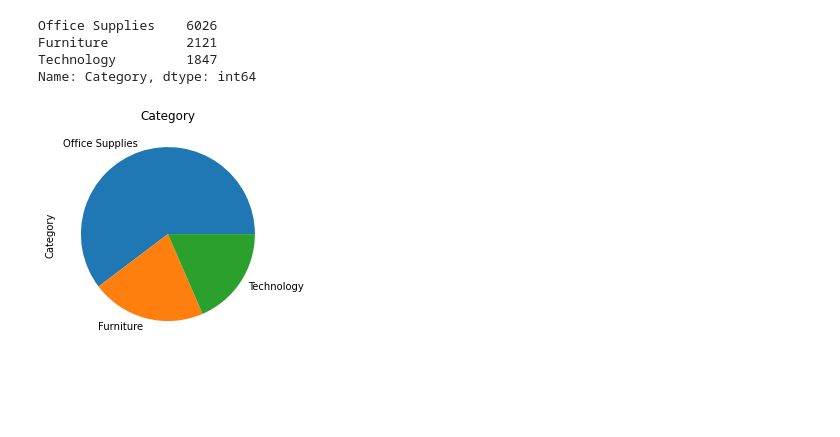
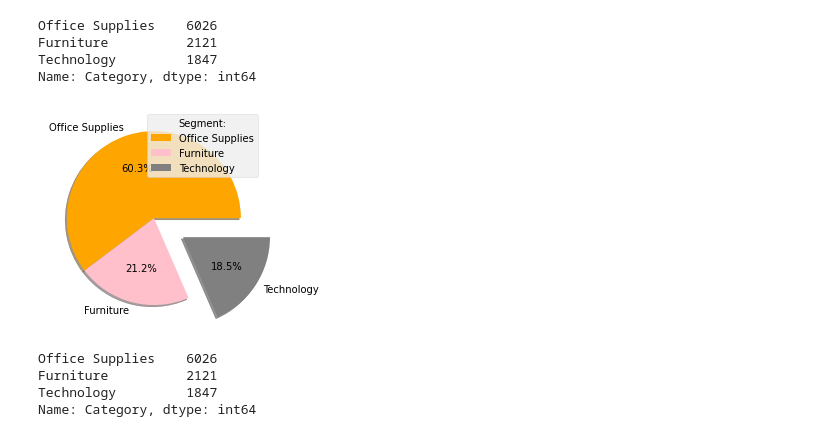
Before and after one commit to arroyoabhi/PythonTraining, a Jupyter notebook: Final_Task(Shreya).ipynb, the cells around one changed output. Drawn from its saved outputs; the diff is of its cells as text; code cells hidden in the pictures; blank space fills up the shorter version.

```diff
--- a/Final_Task(Shreya).ipynb
+++ b/Final_Task(Shreya).ipynb
@@ -226,7 +244,22 @@ Office Supplies    6026
 Furniture          2121
 Technology         1847
 Name: Category, dtype: int64
+# %%
+#data['Category'].value_counts().plot(kind='pie',title='Category');
+import matplotlib.pyplot as plt
+myexplode = [0, 0, 0.4]
+mycolors = ["Orange", "#FFC0CB","Gray"]
+mylabels = ["Office Supplies", "Furniture", "Technology"]
+
+plt.pie(data['Category'].value_counts(),labels=mylabels,explode = myexplode,shadow = True,colors = mycolors, autopct='%2.1f%%');
+plt.legend(title = "Segment:")
+plt.show()
+# %% [output]
+[figure, added]
 # %%
-data['Category'].value_counts().plot(kind='pie',title='Category');
+data['Category'].value_counts()
 # %% [output]
-[figure, removed]
+Office Supplies    6026
+Furniture          2121
+Technology         1847
+Name: Category, dtype: int64
```
Also changed, not shown: parts of 10 cells of this notebook.
